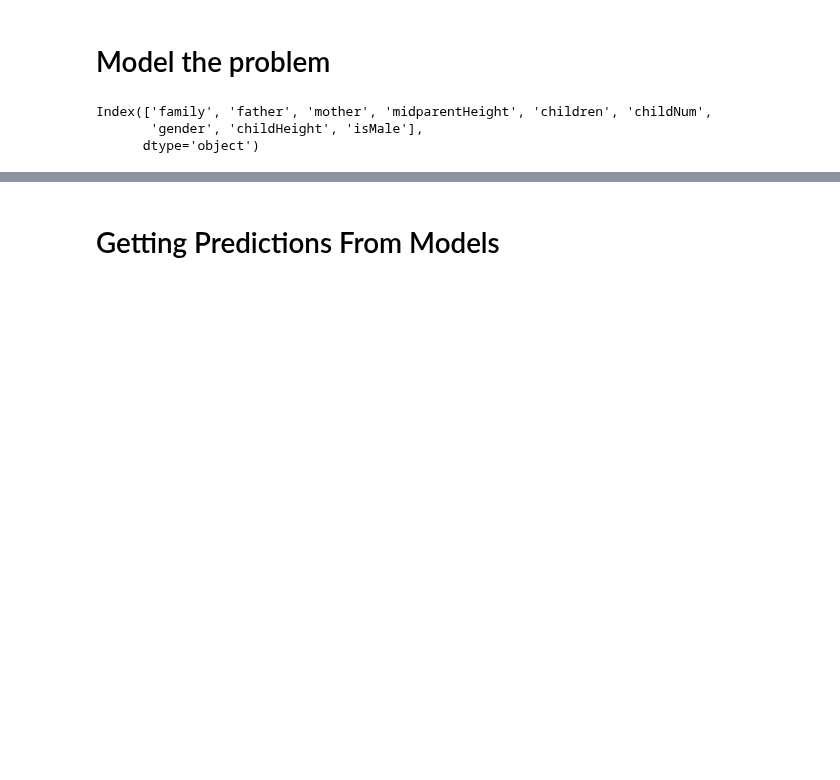
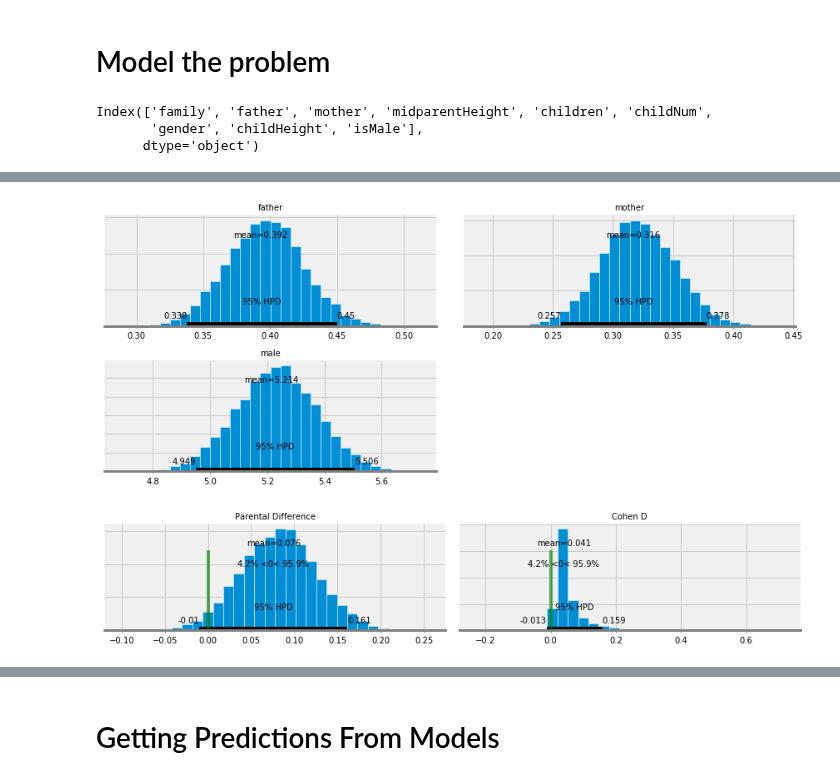
Before and after one commit to arose13/Notebooks, a Jupyter notebook: Predicting Adult Height.ipynb, the cells around one changed output, grey strips where cells are left out. Cells and saved outputs as stored; diff of their text form; code cells hidden in the pictures; blank space fills up the shorter version.

```diff
--- a/Predicting Adult Height.ipynb
+++ b/Predicting Adult Height.ipynb
@@ -127,0 +135,11 @@ Wall time: 5min 16s
+# %%
+good_trace = trace[2000:]
+
+pm.plot_posterior(good_trace, varnames=['father', 'mother', 'male'])
+graph.show()
+
+pm.plot_posterior(good_trace, ref_val=0, varnames=['Parental Difference', 'Cohen D'])
+graph.show()
+# %% [output]
+[figure, added]
+[figure, added]
```
Also changed, not shown: parts of 8 cells of this notebook, 1 other file.
